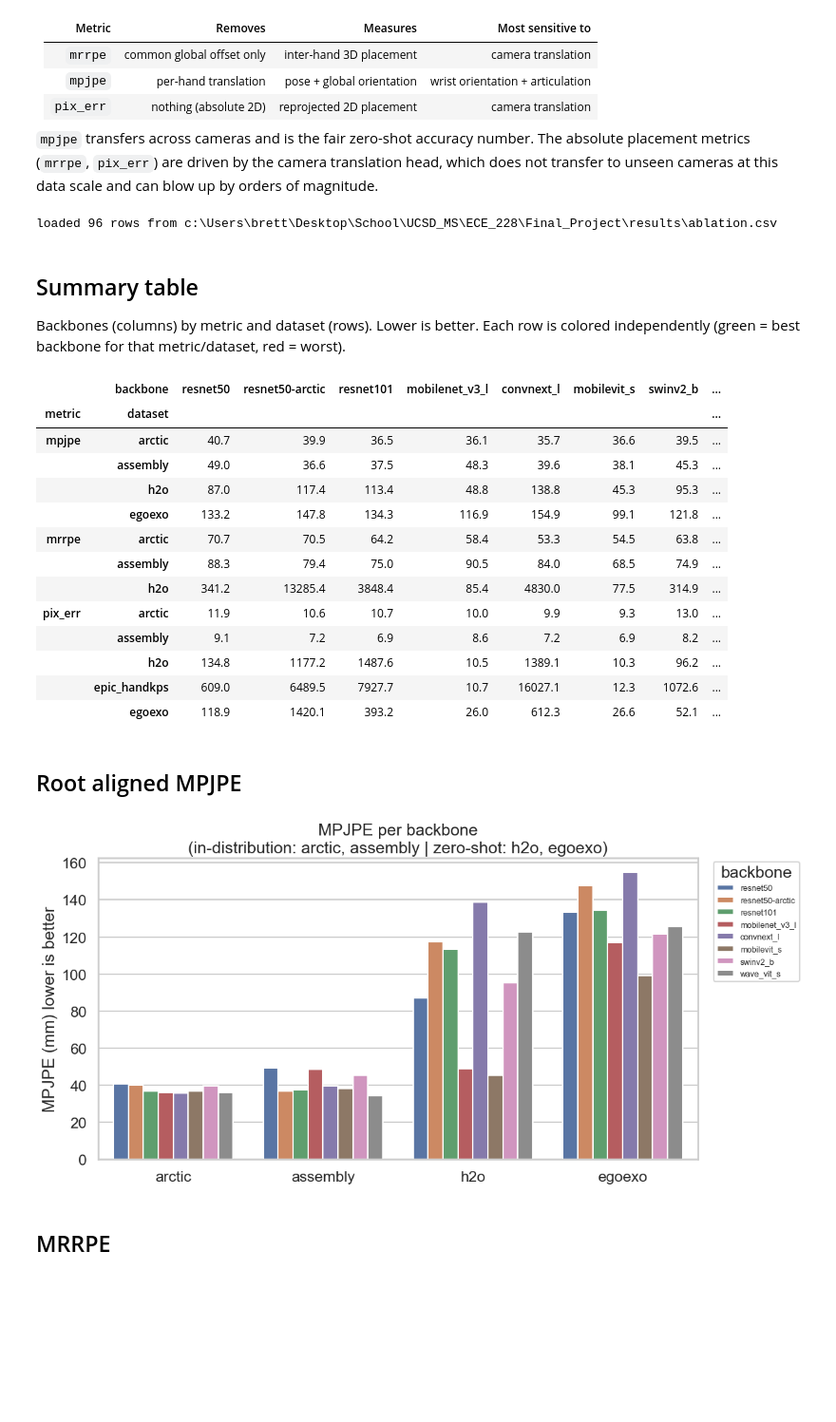
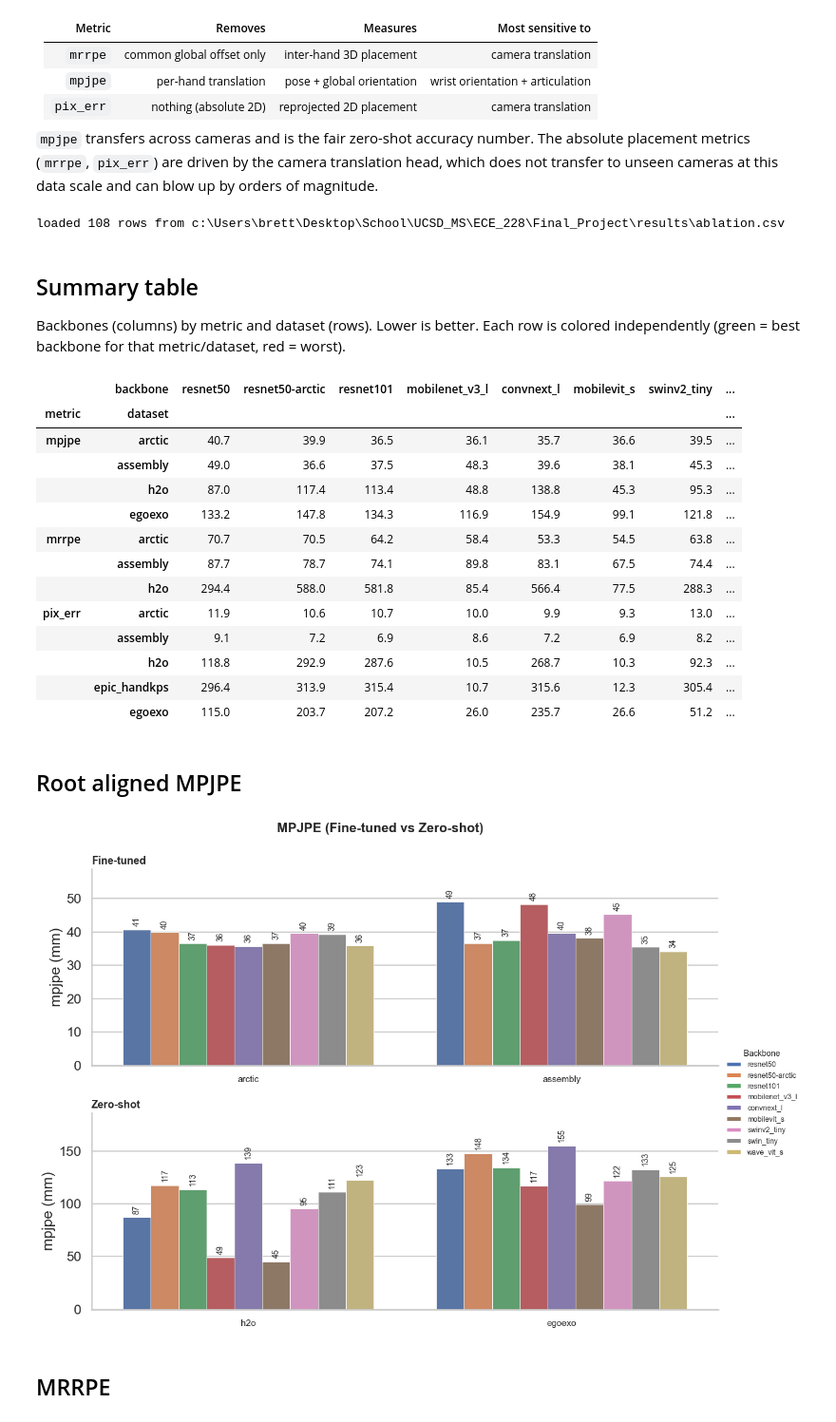
Before and after one commit to BJKin/Egocentric-3D-Hand-Pose-Estimation, a Jupyter notebook: notebooks/ablation.ipynb, the cells around one changed output. Shown at 95% size. Drawn from its saved outputs; the diff is of its cells as text; code cells hidden in the pictures; blank space fills up the shorter version.

Commit message:
Updated plotting in notebook/changed evaluation script to eval all models at the same time/made swin_tiny naming consistent with other naming conventions

```diff
--- a/notebooks/ablation.ipynb
+++ b/notebooks/ablation.ipynb
@@ -59,18 +63,17 @@ import pandas as pd
 import seaborn as sns
 import matplotlib.pyplot as plt
 
-%matplotlib inline
 sns.set_theme(style="whitegrid", context="talk")
 
 candidates = [Path.cwd() / "results" / "ablation.csv", Path.cwd().parent / "results" / "ablation.csv"]
 csv_path = next((p for p in candidates if p.exists()), candidates[0])
 df = pd.read_csv(csv_path)
 
-IN_DIST = {"arctic", "assembly"}
-df["regime"] = df["dataset"].map(lambda d: "in-distribution" if d in IN_DIST else "zero-shot")
+FINETUNED = {"arctic", "assembly"}
+df["regime"] = df["dataset"].map(lambda d: "Fine-tuned" if d in FINETUNED else "Zero-shot")
 df["units"] = df["metric"].map({"mpjpe": "mm", "mrrpe": "mm", "pix_err": "px"})
 
-BACKBONE_ORDER = ["resnet50", "resnet50-arctic", "resnet101", "mobilenet_v3_l", "convnext_l", "mobilevit_s", "swinv2_b", "wave_vit_s"]
+BACKBONE_ORDER = ["resnet50", "resnet50-arctic", "resnet101", "mobilenet_v3_l", "convnext_l", "mobilevit_s", "swinv2_tiny", "swin_tiny", "wave_vit_s"]
 DATASET_ORDER = ["arctic", "assembly", "h2o", "epic_handkps", "egoexo"]
 METRIC_ORDER = ["mpjpe", "mrrpe", "pix_err"]
 
@@ -83,47 +86,79 @@ df["dataset"] = _ordered(df["dataset"], DATASET_ORDER)
 df["metric"] = _ordered(df["metric"], METRIC_ORDER)
 df = df.sort_values(["metric", "dataset", "backbone"]).reset_index(drop=True)
 
+_bb = set(map(str, df["backbone"]))
+_present = [b for b in BACKBONE_ORDER if b in _bb] + sorted(_bb - set(BACKBONE_ORDER))
+PALETTE = dict(zip(_present, sns.color_palette("deep", n_colors=len(_present))))
+
 print(f"loaded {len(df)} rows from {csv_path}")
 # %% [output]
-loaded 96 rows from c:\Users\brett\Desktop\School\UCSD_MS\ECE_228\Final_Project\results\ablation.csv
+loaded 108 rows from c:\Users\brett\Desktop\School\UCSD_MS\ECE_228\Final_Project\results\ablation.csv
+# %%
+import matplotlib.patches as mpatches
+
+def plot_in_vs_zeroshot(metric, log_zero=False, annotate=True, figsize=(12, 9)):
+    sub = df[df["metric"] == metric]
+    unit = sub["units"].iloc[0] if len(sub) else ""
+    fig, axes = plt.subplots(2, 1, figsize=figsize)
+    for ax, (regime, log) in zip(axes, [("Fine-tuned", False), ("Zero-shot", log_zero)]):
+        d = sub[sub["regime"] == regime].copy()
+        d["dataset"] = d["dataset"].cat.remove_unused_categories()
+        order = [x for x in DATASET_ORDER if x in set(d["dataset"])]
+        hue_order = [b for b in PALETTE if b in set(map(str, d["backbone"]))]
+        sns.barplot(data=d, x="dataset", y="value", hue="backbone", order=order, hue_order=hue_order, palette=PALETTE, edgecolor="white", linewidth=0.6, errorbar=None, ax=ax)
+        if log:
+            ax.set_yscale("log")
+        if annotate and hasattr(ax, "bar_label"):
+            for c in ax.containers:
+                ax.bar_label(c, fmt="%.0f", padding=4, fontsize=10, rotation=90)
+        ax.margins(y=0.20)
+        ax.set_xlabel("")
+        ax.set_ylabel(f"{metric} ({unit})" + ("  (log)" if log else ""))
+        ax.set_title(regime, loc="left", fontweight="bold", fontsize=13)
+        ax.tick_params(axis="x", labelsize=11)
+        ax.grid(axis="x", visible=False)
+        if ax.get_legend() is not None:
+            ax.get_legend().remove()
+        sns.despine(ax=ax)
+
+    handles = [mpatches.Patch(facecolor=PALETTE[b], edgecolor="white", label=b) for b in PALETTE if b in set(map(str, sub["backbone"]))]
+    fig.legend(handles=handles, title="Backbone", bbox_to_anchor=(0.98, 0.453), loc="center left", frameon=False, fontsize=9, title_fontsize=10)
+    fig.suptitle(f"{metric.upper()} (Fine-tuned vs Zero-shot)", fontsize=16, fontweight="bold")
+    plt.tight_layout()
+    plt.show()
 # %% [markdown]
 ## Summary table
 
 Backbones (columns) by metric and dataset (rows). Lower is better. Each row is colored independently (green = best backbone for that metric/dataset, red = worst).
 # %%
 table = df.pivot_table(index=["metric", "dataset"], columns="backbone", values="value", observed=True)
-table.style.format("{:.1f}", na_rep="\u2014").background_gradient(cmap="RdYlGn_r", axis=1)
+(table.style
+    .format("{:.1f}", na_rep="—")
+    .background_gradient(cmap="RdYlGn_r", axis=1)
+    .set_table_styles([{"selector": "caption",
+                        "props": [("caption-side", "top"), ("font-size", "0.95em"), ("color", "#444"), ("text-align", "left"), ("padding-bottom", "6px")
+                        ]}]))
 # %% [output]
-|  | backbone | resnet50 | resnet50-arctic | resnet101 | mobilenet_v3_l | convnext_l | mobilevit_s | swinv2_b | ... |
+|  | backbone | resnet50 | resnet50-arctic | resnet101 | mobilenet_v3_l | convnext_l | mobilevit_s | swinv2_tiny | ... |
 | metric | dataset |  |  |  |  |  |  |  | ... |
 | mpjpe | arctic | 40.7 | 39.9 | 36.5 | 36.1 | 35.7 | 36.6 | 39.5 | ... |
 |  | assembly | 49.0 | 36.6 | 37.5 | 48.3 | 39.6 | 38.1 | 45.3 | ... |
 |  | h2o | 87.0 | 117.4 | 113.4 | 48.8 | 138.8 | 45.3 | 95.3 | ... |
 |  | egoexo | 133.2 | 147.8 | 134.3 | 116.9 | 154.9 | 99.1 | 121.8 | ... |
 | mrrpe | arctic | 70.7 | 70.5 | 64.2 | 58.4 | 53.3 | 54.5 | 63.8 | ... |
-|  | assembly | 88.3 | 79.4 | 75.0 | 90.5 | 84.0 | 68.5 | 74.9 | ... |
-|  | h2o | 341.2 | 13285.4 | 3848.4 | 85.4 | 4830.0 | 77.5 | 314.9 | ... |
+|  | assembly | 87.7 | 78.7 | 74.1 | 89.8 | 83.1 | 67.5 | 74.4 | ... |
+|  | h2o | 294.4 | 588.0 | 581.8 | 85.4 | 566.4 | 77.5 | 288.3 | ... |
 | pix_err | arctic | 11.9 | 10.6 | 10.7 | 10.0 | 9.9 | 9.3 | 13.0 | ... |
 |  | assembly | 9.1 | 7.2 | 6.9 | 8.6 | 7.2 | 6.9 | 8.2 | ... |
-|  | h2o | 134.8 | 1177.2 | 1487.6 | 10.5 | 1389.1 | 10.3 | 96.2 | ... |
-|  | epic_handkps | 609.0 | 6489.5 | 7927.7 | 10.7 | 16027.1 | 12.3 | 1072.6 | ... |
-|  | egoexo | 118.9 | 1420.1 | 393.2 | 26.0 | 612.3 | 26.6 | 52.1 | ... |
+|  | h2o | 118.8 | 292.9 | 287.6 | 10.5 | 268.7 | 10.3 | 92.3 | ... |
+|  | epic_handkps | 296.4 | 313.9 | 315.4 | 10.7 | 315.6 | 12.3 | 305.4 | ... |
+|  | egoexo | 115.0 | 203.7 | 207.2 | 26.0 | 235.7 | 26.6 | 51.2 | ... |
 # %% [markdown]
 ## Root aligned MPJPE
 # %%
-mpjpe = df[df["metric"] == "mpjpe"].copy()
-mpjpe["dataset"] = mpjpe["dataset"].cat.remove_unused_categories()
-
-fig, ax = plt.subplots(figsize=(12, 6))
-sns.barplot(data=mpjpe, x="dataset", y="value", hue="backbone", ax=ax)
-ax.set_xlabel("")
-ax.set_ylabel("MPJPE (mm) lower is better")
-ax.set_title("MPJPE per backbone\n(in-distribution: arctic, assembly | zero-shot: h2o, egoexo)")
-ax.legend(title="backbone", bbox_to_anchor=(1.02, 1), loc="upper left", fontsize=9)
-plt.tight_layout()
-plt.show()
+plot_in_vs_zeroshot("mpjpe")
 # %% [output]
-[figure, old version]
+[figure, new version]
 # %% [markdown]
 ## MRRPE
 # %%
```
Also changed, not shown: parts of 3 cells of this notebook, 8 other files.
